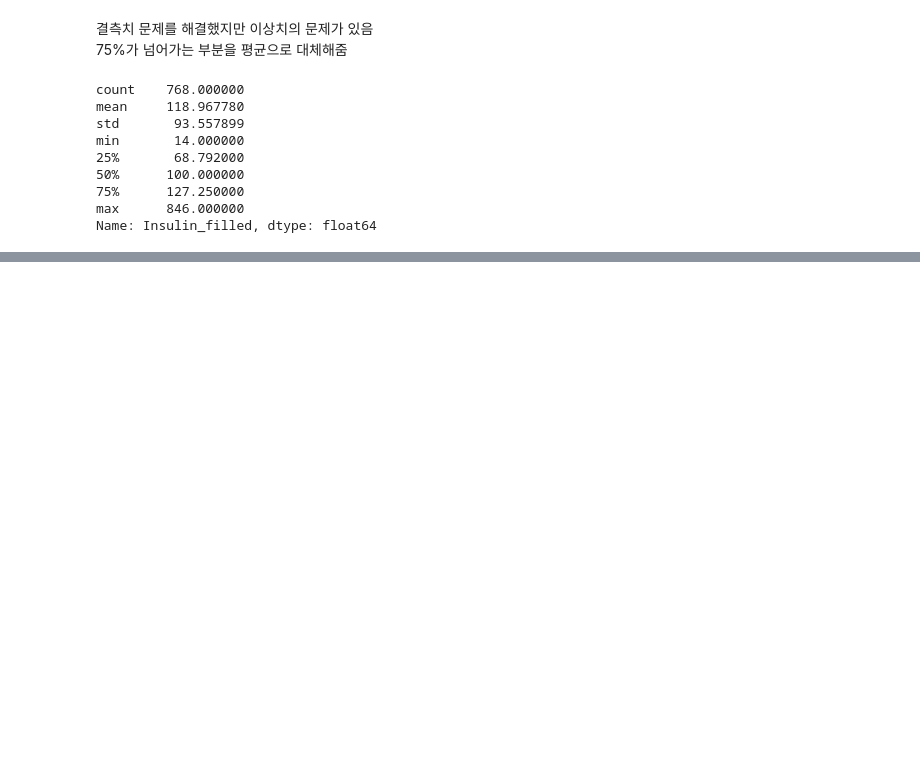
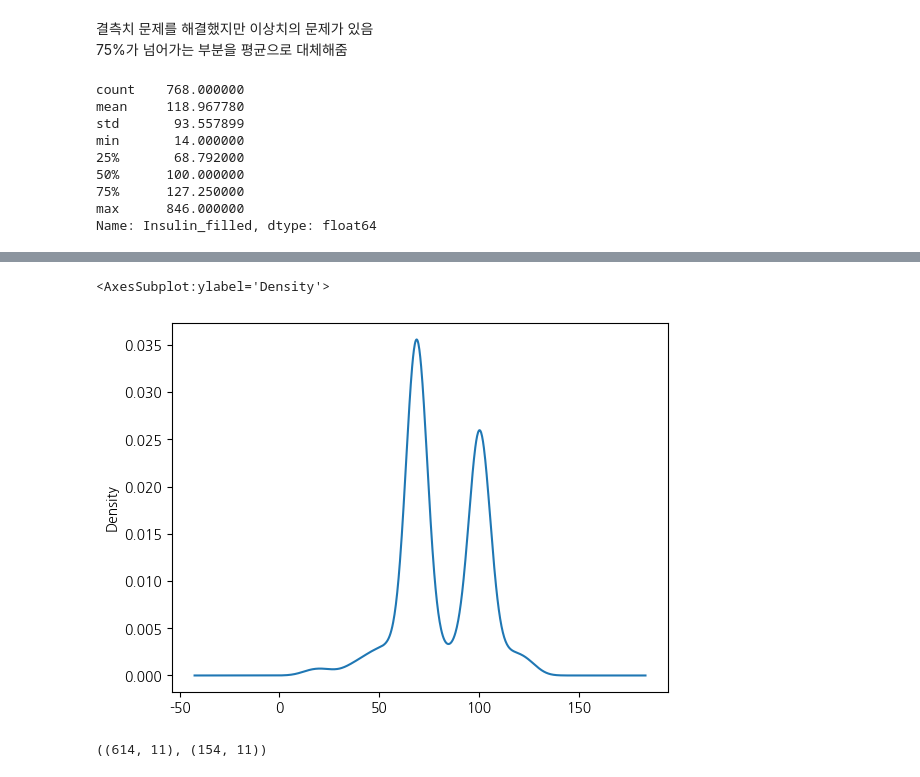
Before and after one commit to nuyhc/Begins_with_a_single_step, a Jupyter notebook: 04_ML/homeowrk/과제 제출 폴더/ML_EDA_CLF_박혜민.ipynb, the cells around one changed output, grey strips where cells are left out. Cells and saved outputs as stored; diff of their text form; code cells hidden in the pictures; blank space fills up the shorter version.

```diff
--- a/04_ML/homeowrk/과제 제출 폴더/ML_EDA_CLF_박혜민.ipynb
+++ b/04_ML/homeowrk/과제 제출 폴더/ML_EDA_CLF_박혜민.ipynb
@@ -760,5 +768,15 @@ sns.boxplot(df_pima["Insulin_filled"])
 # %%
 # 이상치 처리 후 값을 시각화 해봅니다
+df_pima["Insulin_filled"].plot(kind="kde")
+# %% [output]
+<AxesSubplot:ylabel='Density'>
+[figure, added]
 # %%
 # 이상치를 처리한 이후에 DT 알고리즘으로 학습과 예측을 해봅니다
 # 예상값을 y_pre_max4_mean_out 변수에 저장하면 이후 실습에서 코드를 수정 할 필요가 없습니다
+# %%
+train = df_pima[:split_count]
+test = df_pima[split_count:]
+train.shape, test.shape
+# %% [output]
+((614, 11), (154, 11))
```
Also changed, not shown: parts of 14 cells of this notebook.
